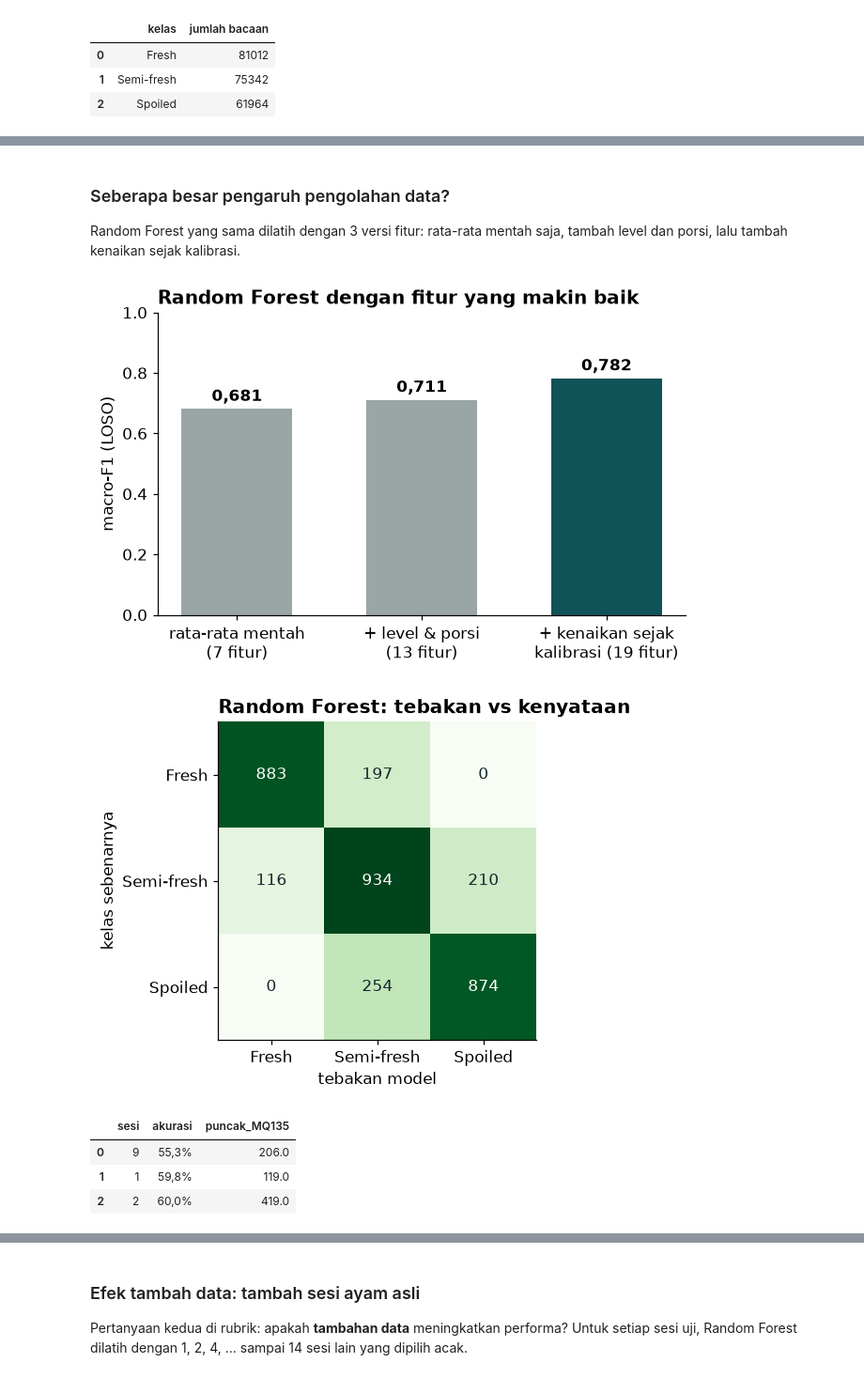
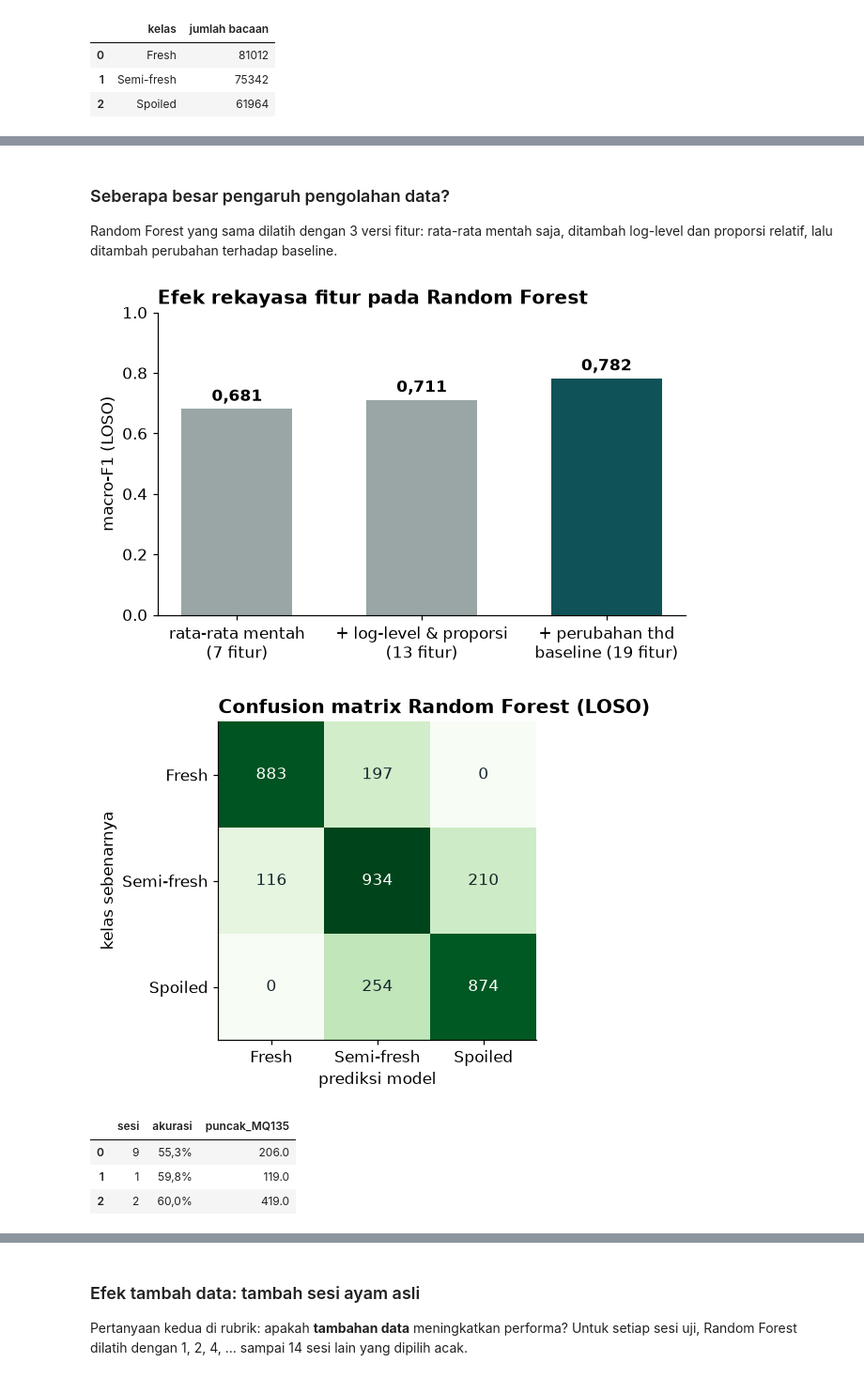
Before and after one commit to MuhammadErlanggaKurniawan/ets-ml2-kelompok, a Jupyter notebook: notebooks/ETS_ML2_Kesegaran_Ayam.ipynb, the cells around one changed output, grey strips where cells are left out. Shown at 94% size. Drawn from its saved outputs; the diff is of its cells as text; code cells hidden in the pictures.

```diff
--- a/notebooks/ETS_ML2_Kesegaran_Ayam.ipynb
+++ b/notebooks/ETS_ML2_Kesegaran_Ayam.ipynb
@@ -268,8 +268,8 @@ def make_windows(readings):
     r = readings.copy()
     r["urutan"] = r.groupby(["sesi", "jam"]).cumcount()
     r["n"] = r.groupby(["sesi", "jam"])["jam"].transform("size")
-    r["jendela"] = r.urutan * 12 // r.n
-    return r.groupby(["sesi", "jam", "jendela"]).agg(**{c: (c, "mean") for c in SENSORS},
+    r["segmen"] = r.urutan * 12 // r.n
+    return r.groupby(["sesi", "jam", "segmen"]).agg(**{c: (c, "mean") for c in SENSORS},
                                                     label=("label", "first")).reset_index()
 
 
@@ -282,7 +282,7 @@ def make_features(win):
     level, reference = level[keep].reset_index(drop=True), reference[keep].reset_index(drop=True)
     gas = rows[MQ].clip(lower=0)
     features = pd.concat([level.add_prefix("level_"),
-                          gas.div(gas.sum(axis=1) + 1, axis=0).add_prefix("porsi_"),
+                          gas.div(gas.sum(axis=1) + 1, axis=0).add_prefix("proporsi_"),
                           (level - reference).add_prefix("naik_"),
                           rows[["Kelembapan"]]], axis=1)
     return features, rows
@@ -298,21 +298,21 @@ X_no_rise = features.drop(columns=[c for c in features if c.startswith("naik_")]
 
 class_counts = np.bincount(y, minlength=3)
 ratio = class_counts.max() / class_counts.min()
-print(f"{num(len(raw))} bacaan → {num(len(windows))} jendela 5 menit → {num(len(data))} jendela setelah masa kalibrasi")
-print(f"{X.shape[1]} fitur per jendela")
+print(f"{num(len(raw))} bacaan → {num(len(windows))} segmen 5 menit → {num(len(data))} segmen setelah masa kalibrasi")
+print(f"{X.shape[1]} fitur per segmen")
 display(features.head().round(3))
 
 fig, ax = plt.subplots(figsize=(5.5, 3.6))
 bars = ax.bar(CLASSES, class_counts, color=CLASS_COLORS)
 ax.bar_label(bars, padding=3)
-ax.set(ylabel="jumlah jendela", title="Jumlah data per kelas", ylim=(0, class_counts.max() * 1.18))
+ax.set(ylabel="jumlah segmen", title="Jumlah data per kelas", ylim=(0, class_counts.max() * 1.18))
 save(fig, "02_jumlah_kelas")
 plt.show()
 
 RESULTS.update(n_windows_all=len(windows), n_windows=len(data), n_features=X.shape[1],
                class_counts=dict(zip(CLASSES, class_counts.tolist())), class_ratio=float(ratio))
 result_box(f'''
-- {num(len(raw))} bacaan diringkas menjadi **{num(len(data))} jendela 5 menit** dengan **{X.shape[1]} fitur**.
+- {num(len(raw))} bacaan diringkas menjadi **{num(len(data))} segmen 5 menit** dengan **{X.shape[1]} fitur**.
 - Jumlah per kelas: Fresh {num(class_counts[0])}, Semi-fresh {num(class_counts[1])}, Spoiled {num(class_counts[2])}.
   Perbandingan terbesar : terkecil = **{fmt(ratio, 2)}**, jadi data **cukup seimbang**. Penanganan imbalance
   seperti SMOTE tidak diperlukan.
@@ -448,10 +448,14 @@ KIND = {"Logistic Regression": "tunggal", "KNN": "tunggal", "Decision Tree": "tu
 model_rows, predictions, probabilities = [], {}, {}
 for name, make_model in MODELS.items():
     predictions[name], probabilities[name] = loso(make_model, X)
-    model_rows.append({"model": name, "jenis": KIND[name], **scores(predictions[name])})
+    model_rows.append({"model": name, "jenis": KIND[name], **scores(predictions[name]),
+                       "f1_weighted": f1_score(y, predictions[name], average="weighted"),
+                       "recall_spoiled": recall_score(y, predictions[name], labels=[2], average="macro")})
 model_table = pd.DataFrame(model_rows)
 display(model_table.assign(akurasi=model_table.akurasi.map(pct),
                            macro_f1=model_table.macro_f1.round(3),
+                           f1_weighted=model_table.f1_weighted.round(3),
+                           recall_spoiled=model_table.recall_spoiled.map(pct),
                            akurasi_sesi_terburuk=model_table.akurasi_sesi_terburuk.map(pct)))
 
 fig, ax = plt.subplots(figsize=(8.6, 4.2))
@@ -475,18 +479,18 @@ plt.show()
 [figure]
 # %% [markdown]
 ### Seberapa besar pengaruh pengolahan data?
-Random Forest yang sama dilatih dengan 3 versi fitur: rata-rata mentah saja, tambah level dan porsi, lalu
-tambah kenaikan sejak kalibrasi.
+Random Forest yang sama dilatih dengan 3 versi fitur: rata-rata mentah saja, ditambah log-level dan proporsi relatif, lalu
+ditambah perubahan terhadap baseline.
 # %%
 wrangling = {
     "rata-rata mentah\n(7 fitur)": scores(loso(make_rf, X_raw)[0])["macro_f1"],
-    "+ level & porsi\n(13 fitur)": scores(loso(make_rf, X_no_rise)[0])["macro_f1"],
-    "+ kenaikan sejak\nkalibrasi (19 fitur)": scores(predictions["Random Forest"])["macro_f1"],
+    "+ log-level & proporsi\n(13 fitur)": scores(loso(make_rf, X_no_rise)[0])["macro_f1"],
+    "+ perubahan thd\nbaseline (19 fitur)": scores(predictions["Random Forest"])["macro_f1"],
 }
 fig, ax = plt.subplots(figsize=(6.6, 3.8))
 bars = ax.bar(list(wrangling), list(wrangling.values()), color=[GREY, GREY, TEAL], width=0.6)
 ax.bar_label(bars, labels=[fmt(v) for v in wrangling.values()], padding=3, fontweight="bold")
-ax.set(ylim=(0, 1), ylabel="macro-F1 (LOSO)", title="Random Forest dengan fitur yang makin baik")
+ax.set(ylim=(0, 1), ylabel="macro-F1 (LOSO)", title="Efek rekayasa fitur pada Random Forest")
 save(fig, "05_efek_wrangling")
 plt.show()
 
@@ -497,38 +501,38 @@ ax.imshow(cm, cmap="Greens")
 for i in range(3):
     for j in range(3):
         ax.text(j, i, cm[i, j], ha="center", va="center", color="white" if cm[i, j] > cm.max() / 2 else INK)
-ax.set(xticks=range(3), yticks=range(3), xticklabels=CLASSES, yticklabels=CLASSES, xlabel="tebakan model",
-       ylabel="kelas sebenarnya", title="Random Forest: tebakan vs kenyataan")
+ax.set(xticks=range(3), yticks=range(3), xticklabels=CLASSES, yticklabels=CLASSES, xlabel="prediksi model",
+       ylabel="kelas sebenarnya", title="Confusion matrix Random Forest (LOSO)")
 save(fig, "06_confusion_rf")
 plt.show()
 
 single = model_table[model_table.jenis == "tunggal"]
 ensemble = model_table[model_table.jenis == "ensemble"]
 best_single = single.loc[single.macro_f1.idxmax()]
 best_ens = ensemble.loc[ensemble.macro_f1.idxmax()]
 recall = cm.diagonal() / cm.sum(axis=1)
 per_session = pd.Series({int(s): accuracy_score(y[groups == s], best_rf[groups == s]) for s in np.unique(groups)})
 peaks = sessions.set_index("sesi").puncak_MQ135
 hardest = [{"sesi": s, "akurasi": float(a), "puncak_MQ135": float(peaks[s])} for s, a in per_session.nsmallest(3).items()]
 display(pd.DataFrame(hardest).assign(akurasi=lambda d: d.akurasi.map(pct)))
 RESULTS.update(per_session_accuracy=per_session.round(4).to_dict(), hardest_sessions=hardest)
 RESULTS.update(models=model_rows, wrangling={k.replace("\n", " "): v for k, v in wrangling.items()},
                confusion_rf=cm.tolist(), recall_rf=dict(zip(CLASSES, recall.round(3).tolist())))
 result_box(f'''
 - Ensemble terbaik: **{best_ens.model} macro-F1 {fmt(best_ens.macro_f1)}** (akurasi {pct(best_ens.akurasi)}).
   Model tunggal terbaik: {best_single.model} {fmt(best_single.macro_f1)}.
 - Rata-rata ensemble {fmt(ensemble.macro_f1.mean())} vs rata-rata model tunggal {fmt(single.macro_f1.mean())}.
 - Random Forest (banyak pohon) vs Decision Tree (satu pohon, kedalaman sama):
   {fmt(model_table.set_index("model").macro_f1["Random Forest"])} vs
   {fmt(model_table.set_index("model").macro_f1["Decision Tree"])}.
 - Pengolahan data menaikkan Random Forest dari {fmt(list(wrangling.values())[0])} ke {fmt(list(wrangling.values())[-1])}.
 - Kelas yang paling sulit: **Semi-fresh** (recall {recall[1]:.0%}), karena letaknya di tengah, di antara segar dan busuk.
 - Sesi tersulit: {", ".join(f"sesi {h['sesi']} ({pct(h['akurasi'])}, puncak MQ-135 {h['puncak_MQ135']:.0f})" for h in hardest)}.
   Median puncak MQ-135 semua sesi: {peaks.median():.0f}.
 ''')
 # %% [output]
-[figure, old version]
+[figure, new version]
-[figure, old version]
+[figure, new version]
 |  | sesi | akurasi | puncak_MQ135 |
 | 0 | 9 | 55,3% | 206.0 |
 | 1 | 1 | 59,8% | 119.0 |
```
Also changed, not shown: parts of 19 cells of this notebook, 14 other files.
